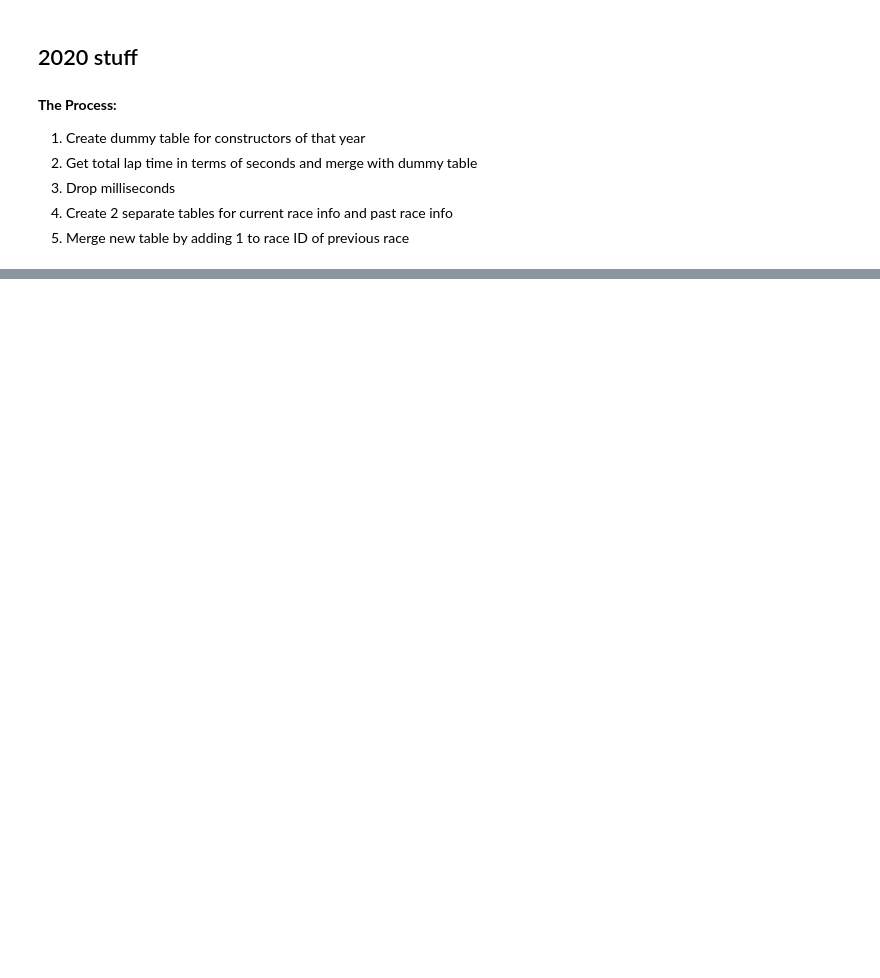
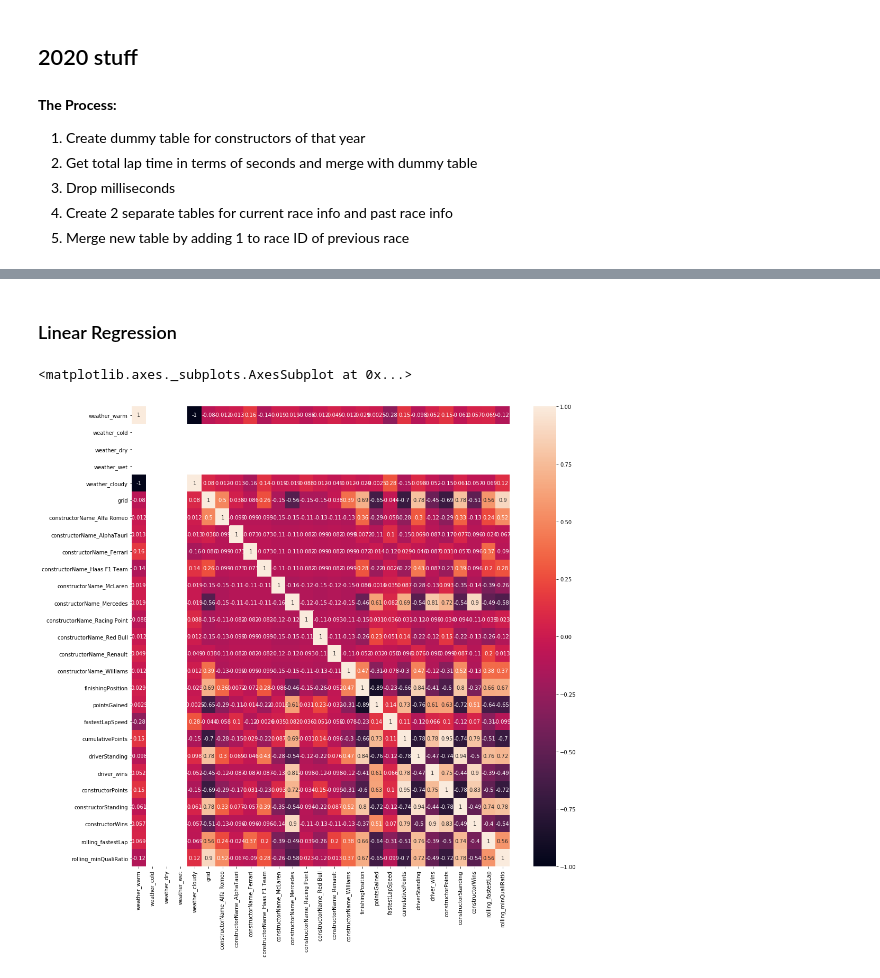
Before and after one commit to abcdefg781/f1.github.io, a Jupyter notebook: Predictive Modeling.ipynb, the cells around one changed output, grey strips where cells are left out. Saved outputs shown, nothing was run; the diff lists cells and outputs as text; code cells hidden in the pictures; blank space fills up the shorter version.

```diff
--- a/Predictive Modeling.ipynb
+++ b/Predictive Modeling.ipynb
@@ -276,13 +213,0 @@ current_df
-# %%
-# Delete rows where there are nans
-full_df = full_df.replace({r"\N": None})
-full_df = full_df.dropna()
-
-# Predict only on Bahrain
-bahrain_df = full_df[full_df.raceId == 1011]
-
-x = bahrain_df.iloc[:, 6:]
-y = bahrain_df.iloc[:, 5]
-
-# Split into test and train
-x_train, x_test, y_train, y_test = train_test_split(x, y, test_size=0.2, random_state=1)
@@ -454,0 +358,26 @@ temp2
+# %%
+# Train on this above data
+training_df = sorted_df[sorted_df.raceId != 1036]
+test_df = sorted_df[sorted_df.raceId == 1036]
+
+# Split training data
+x = training_df.iloc[:, 7:]
+x["fastestLapSpeed"] = pd.to_numeric(x["fastestLapSpeed"])
+x["finishingPosition"] = pd.to_numeric(x["finishingPosition"])
+y = training_df.iloc[:, 6]
+
+# Split test data
+test_x = test_df.iloc[:, 7:]
+test_x["fastestLapSpeed"] = pd.to_numeric(test_x["fastestLapSpeed"])
+test_x["finishingPosition"] = pd.to_numeric(test_x["finishingPosition"])
+test_y = test_df.iloc[:, 6]
+# %% [markdown]
+### Linear Regression
+# %%
+# Check for correlation among the variables
+corrMatrix = x.corr()
+pyplot.figure(figsize=(16, 16))
+sns.heatmap(corrMatrix, annot=True)
+# %% [output]
+<matplotlib.axes._subplots.AxesSubplot at 0x...>
+[figure, added]
```
Also changed, not shown: parts of 54 cells of this notebook, 5 other files.
